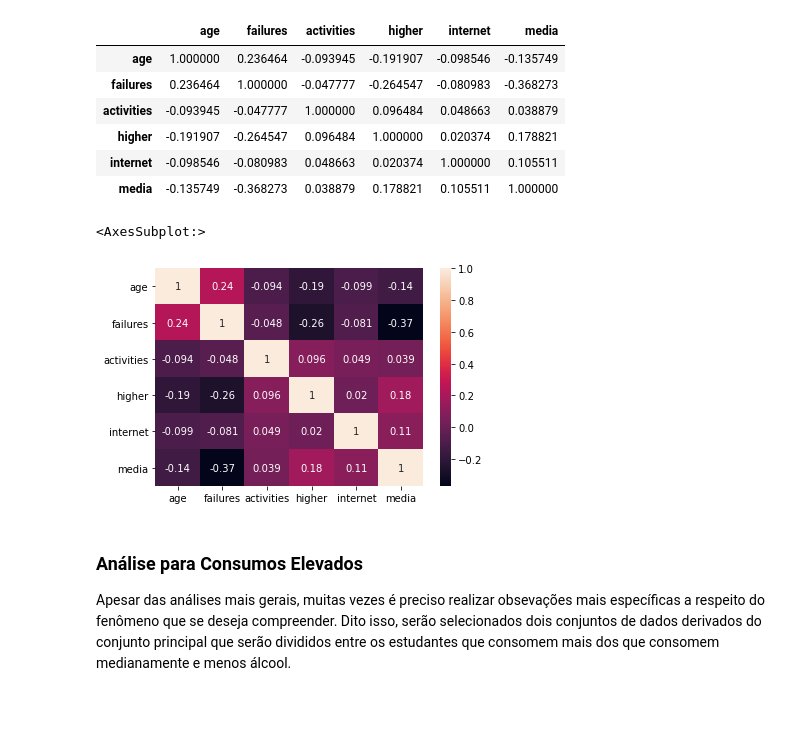
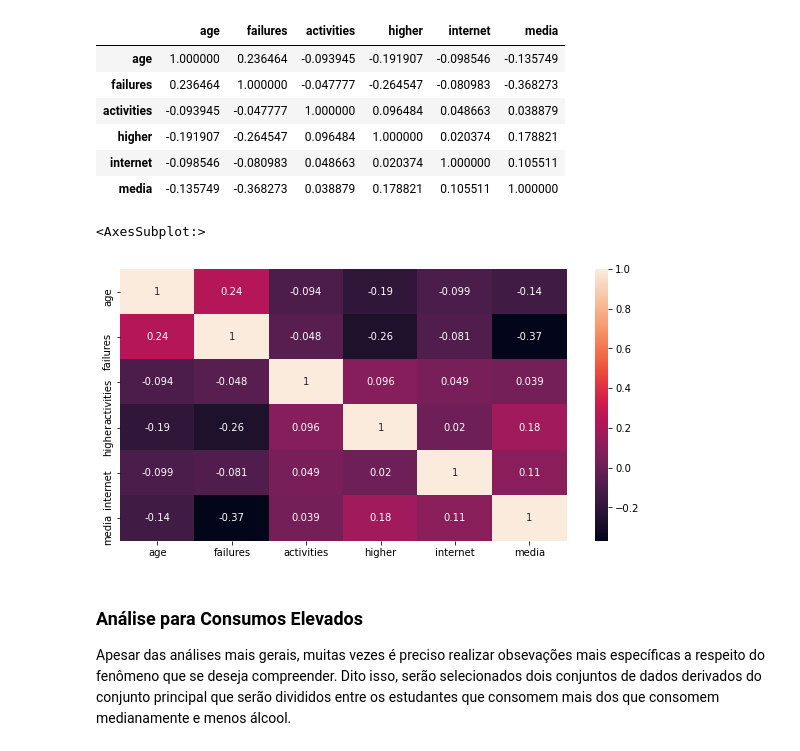
Before and after one commit to danielmacedodc/Analise-de-Dados_CIn, a Jupyter notebook: Projeto - Análise de Dados - Daniel Macedo.ipynb, the cells around one changed output. Drawn from its saved outputs; the diff is of its cells as text; code cells hidden in the pictures; blank space fills up the shorter version.

```diff
--- a/Projeto - Análise de Dados - Daniel Macedo.ipynb
+++ b/Projeto - Análise de Dados - Daniel Macedo.ipynb
@@ -809,10 +885,11 @@ mat_stud.corr('spearman')
 # %%
 # Mapa de Calor das correlações
 
+plt.figure(figsize=(10,5))
 sns.heatmap(mat_stud.corr('spearman'),annot=True)
 # %% [output]
 <AxesSubplot:>
-[figure, old version]
+[figure, new version]
 # %% [markdown]
 ### **Análise para Consumos Elevados**
 
```
Also changed, not shown: parts of 18 cells of this notebook.
